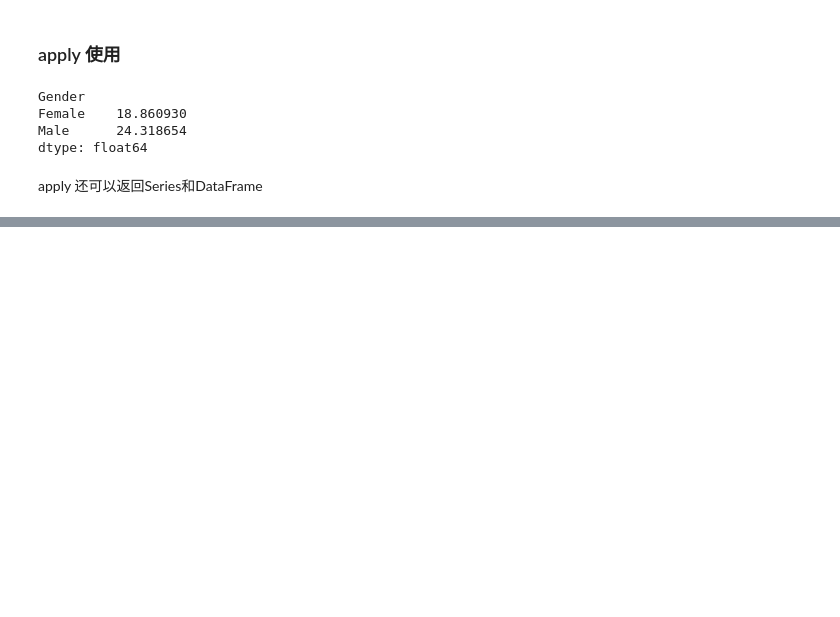
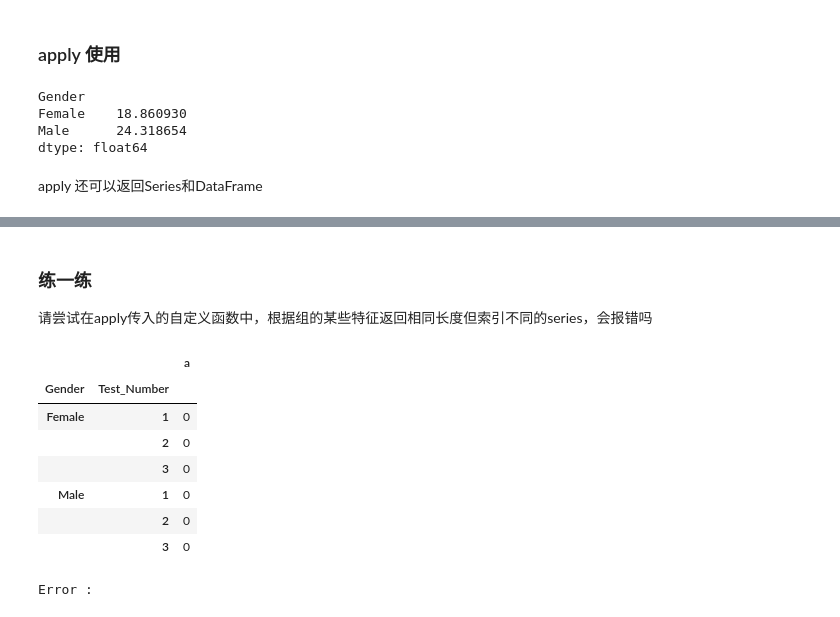
Before and after one commit to lancescrazy/JoyPandas, a Jupyter notebook: ch4_分组.ipynb, the cells around one changed output, grey strips where cells are left out. Drawn from its saved outputs; the diff is of its cells as text; code cells hidden in the pictures; blank space fills up the shorter version.

```diff
--- a/ch4_分组.ipynb
+++ b/ch4_分组.ipynb
@@ -667,0 +699,23 @@ AttributeError: 'DataFrameGroupBy' object has no attribute 'df'
+# %% [markdown]
+### 练一练
+请尝试在apply传入的自定义函数中，根据组的某些特征返回相同长度但索引不同的series，会报错吗
+# %%
+generator = (i for i in 'a'*6)
+gb.apply(lambda x: pd.Series(0, index = [*next(generator)]))
+# %% [output]
+|  |  | a |
+| Gender | Test_Number |  |
+| Female | 1 | 0 |
+|  | 2 | 0 |
+|  | 3 | 0 |
+| Male | 1 | 0 |
+|  | 2 | 0 |
+|  | 3 | 0 |
+# %%
+generator = (i for i in 'abcdef')
+try:
+    gb.apply(lambda x: pd.Series(0, index = [*next(generator)]))
+except Exception as e:
+    print(f'Error : {e}')
+# %% [output]
+Error :
```
Also changed, not shown: parts of 7 cells of this notebook.
